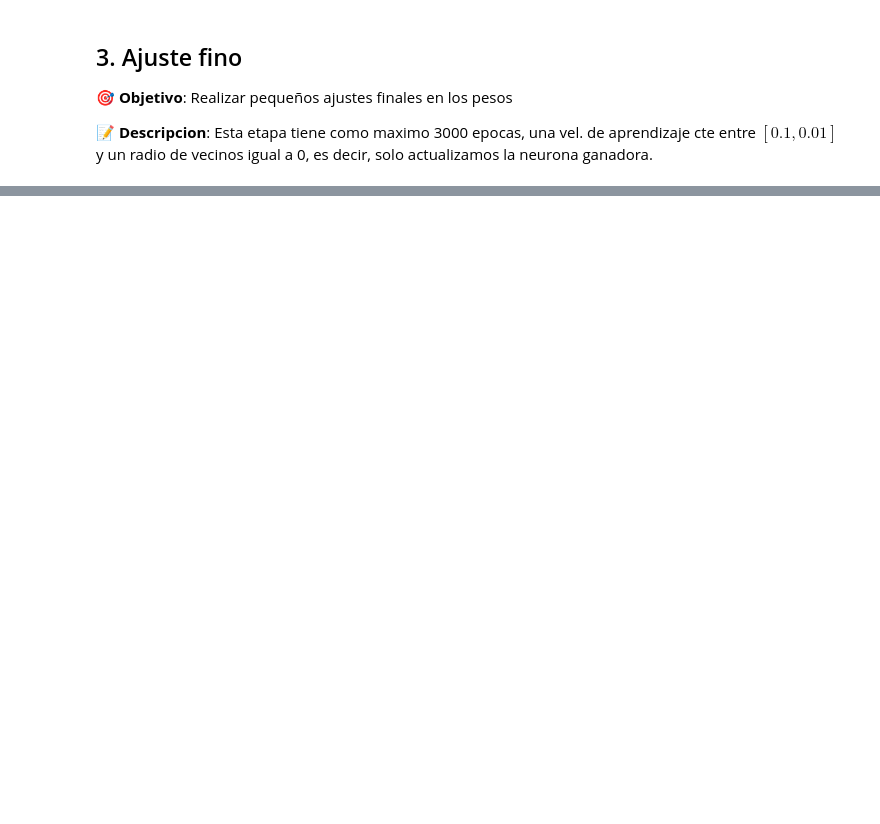
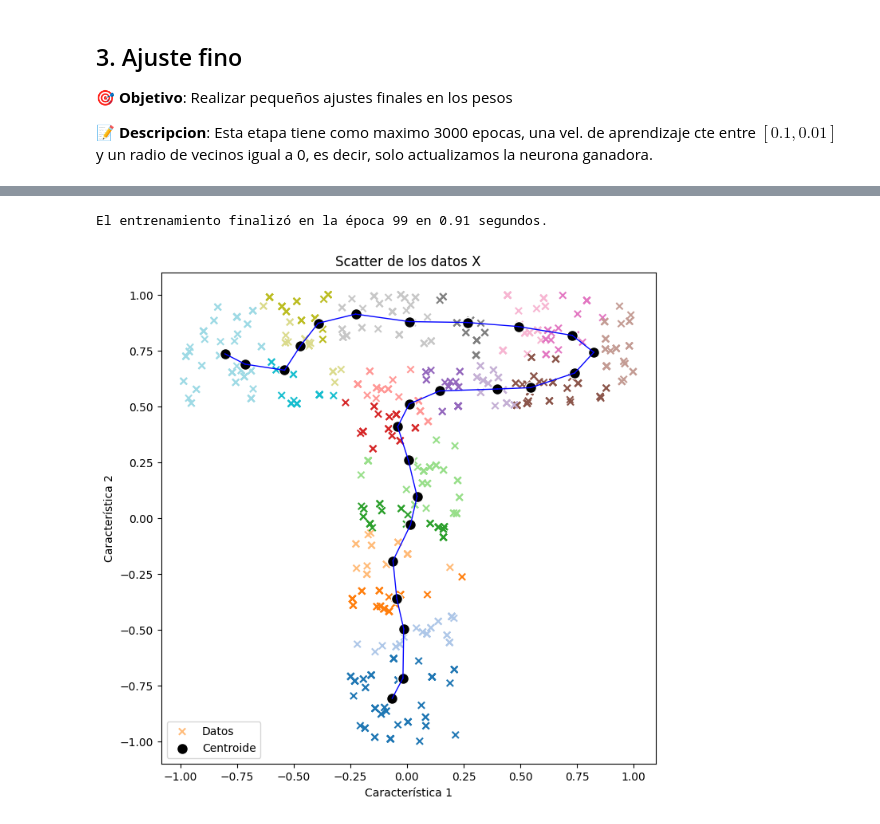
Before and after one commit to FaustoGabini/Inteligencia-Computacional, a Jupyter notebook: Guia4/ex1.ipynb, the cells around one changed output, grey strips where cells are left out. Cells and saved outputs as stored; diff of their text form; code cells hidden in the pictures; blank space fills up the shorter version.

```diff
--- a/Guia4/ex1.ipynb
+++ b/Guia4/ex1.ipynb
@@ -66,0 +89,6 @@ El entrenamiento finalizó en la época 49 en 0.58 segundos.
+# %%
+som.fit(X, 100, [0.01, 0.01], [1, 1])
+som.graficar(X)
+# %% [output]
+El entrenamiento finalizó en la época 99 en 0.91 segundos.
+[figure, added]
```
Also changed, not shown: parts of 8 cells of this notebook, 3 other files.
